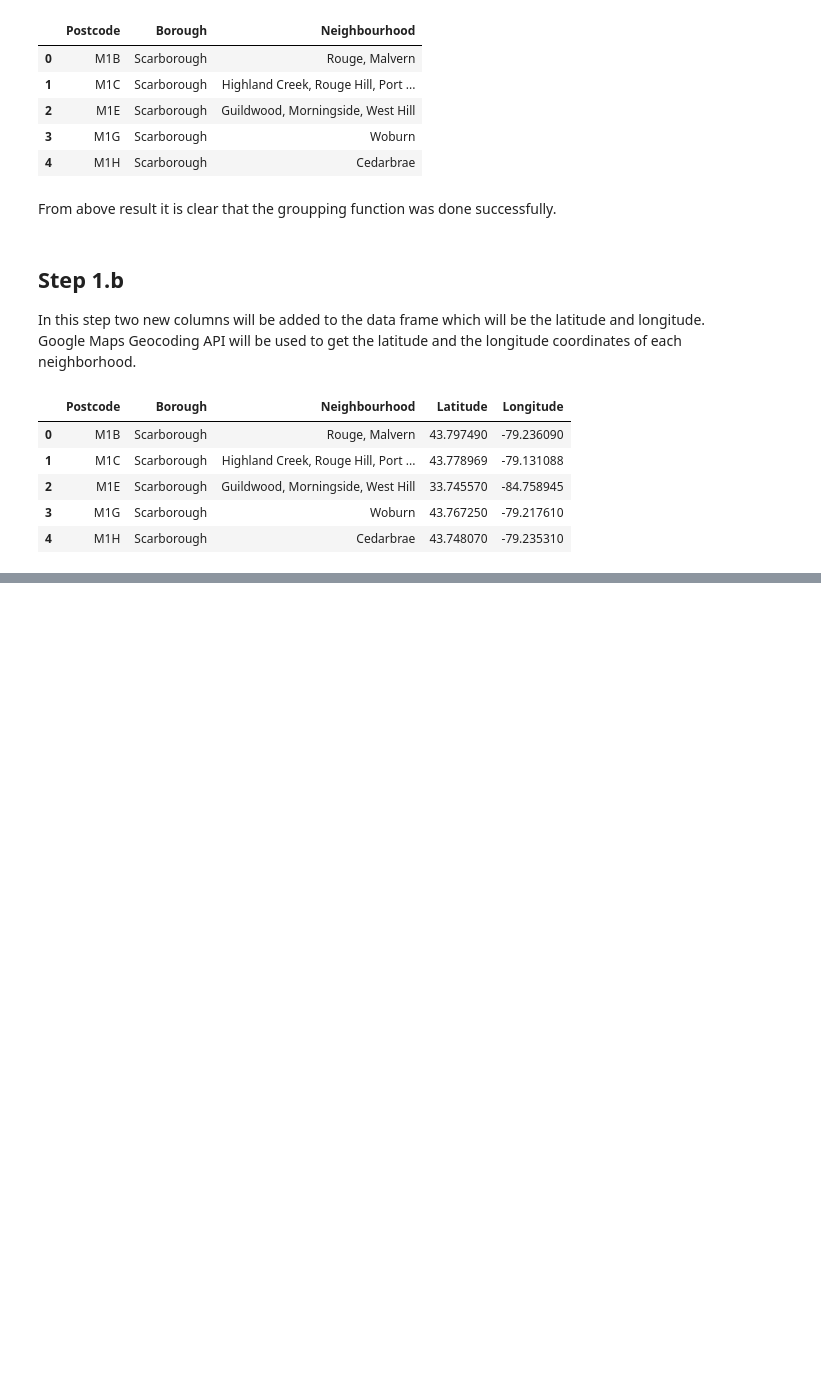
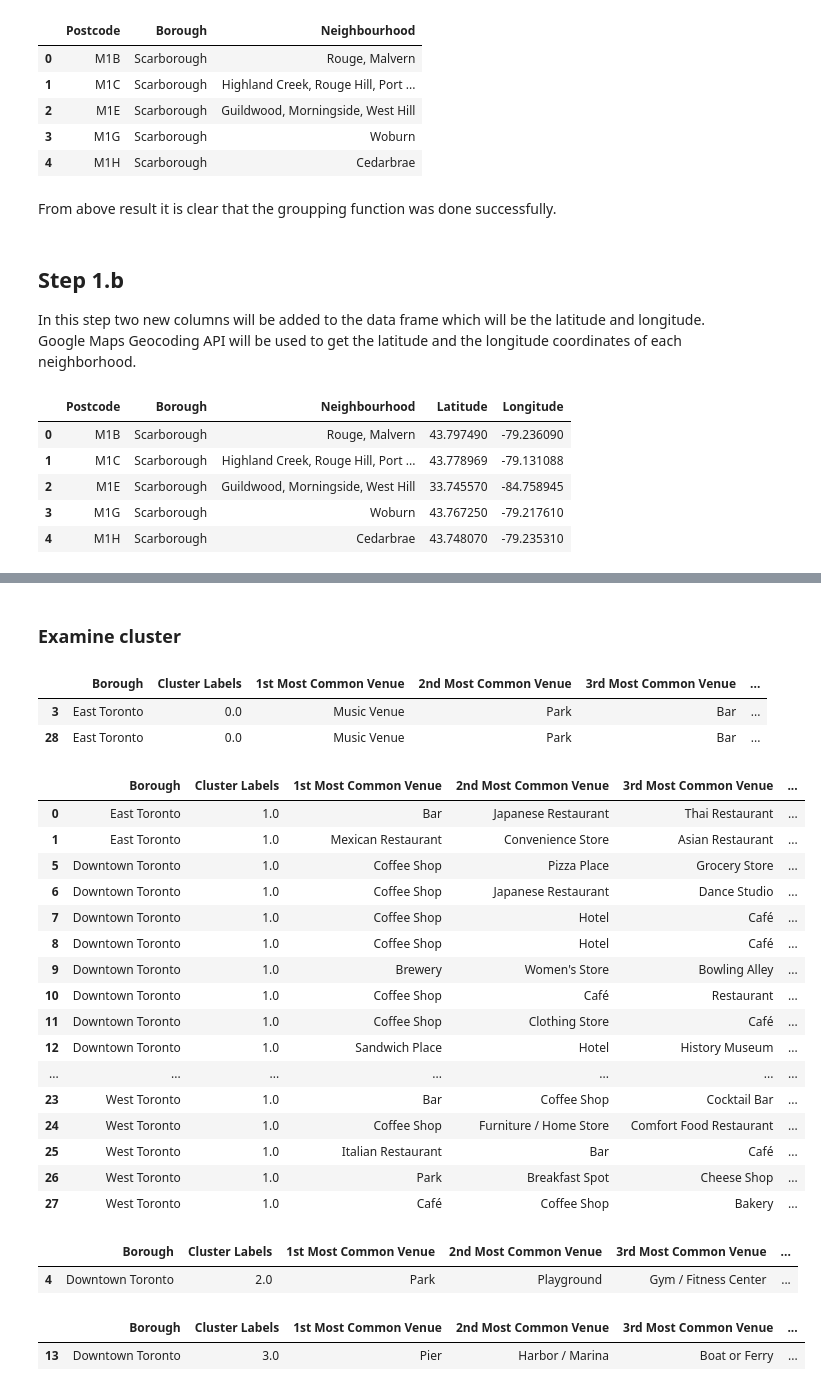
Before and after one commit to Sruti-Murali/Coursera_Capstone-1, a Jupyter notebook: Segmenting and Clustering Neighborhoods in Toronto.ipynb, the cells around one changed output, grey strips where cells are left out. Saved outputs shown, nothing was run; the diff lists cells and outputs as text; code cells hidden in the pictures; blank space fills up the shorter version.

```diff
--- a/Segmenting and Clustering Neighborhoods in Toronto.ipynb
+++ b/Segmenting and Clustering Neighborhoods in Toronto.ipynb
@@ -172,0 +377,7 @@ ValueError: Location values cannot contain NaNs.
+# %%
+# First, let's write a function to sort the venues in descending order
+def return_most_common_venues(row, num_top_venues):
+    row_categories = row.iloc[1:]
+    row_categories_sorted = row_categories.sort_values(ascending=False)
+
+    return row_categories_sorted.index.values[0:num_top_venues]
@@ -172,0 +416,11 @@ ValueError: Location values cannot contain NaNs.
+# %%
+# set number of clusters
+kclusters = 5
+
+toronto_grouped_clustering = toronto_grouped.drop('Neighborhood', 1)
+
+# run k-means clustering
+kmeans = KMeans(n_clusters=kclusters, random_state=0).fit(toronto_grouped_clustering)
+
+# check cluster labels generated for each row in the dataframe
+kmeans.labels_[0:10]
@@ -172,0 +429,18 @@ ValueError: Location values cannot contain NaNs.
+# %%
+# add clustering labels
+neighborhoods_venues_sorted.insert(0, 'Cluster Labels', kmeans.labels_)
+
+# it is 'Neighbourhood' int the toronto data hence the column name is changed to 'Neighborhood' for the join
+toronto_data = toronto_data.rename(columns = {'Neighbourhood':'Neighborhood'})
+
+toronto_data.head()
+
+toronto_merged = toronto_data
+
+# merge toronto_grouped with toronto_data to add latitude/longitude for each neighborhood
+toronto_merged = toronto_merged.join(neighborhoods_venues_sorted.set_index('Neighborhood'), on='Neighborhood')
+
+# drop the column with nan values after join
+toronto_merged.dropna(inplace=True)
+
+toronto_merged.head() # check the last columns!
@@ -172,0 +484,42 @@ ValueError: Location values cannot contain NaNs.
+# %% [markdown]
+### Examine cluster
+# %%
+# print the first cluster
+toronto_merged.loc[toronto_merged['Cluster Labels'] == 0, toronto_merged.columns[[1] + list(range(5, toronto_merged.shape[1]))]]
+# %% [output]
+|  | Borough | Cluster Labels | 1st Most Common Venue | 2nd Most Common Venue | 3rd Most Common Venue | ... |
+| 3 | East Toronto | 0.0 | Music Venue | Park | Bar | ... |
+| 28 | East Toronto | 0.0 | Music Venue | Park | Bar | ... |
+# %%
+# secoond cluster
+toronto_merged.loc[toronto_merged['Cluster Labels'] == 1, toronto_merged.columns[[1] + list(range(5, toronto_merged.shape[1]))]]
+# %% [output]
+|  | Borough | Cluster Labels | 1st Most Common Venue | 2nd Most Common Venue | 3rd Most Common Venue | ... |
+| 0 | East Toronto | 1.0 | Bar | Japanese Restaurant | Thai Restaurant | ... |
+| 1 | East Toronto | 1.0 | Mexican Restaurant | Convenience Store | Asian Restaurant | ... |
+| 5 | Downtown Toronto | 1.0 | Coffee Shop | Pizza Place | Grocery Store | ... |
+| 6 | Downtown Toronto | 1.0 | Coffee Shop | Japanese Restaurant | Dance Studio | ... |
+| 7 | Downtown Toronto | 1.0 | Coffee Shop | Hotel | Café | ... |
+| 8 | Downtown Toronto | 1.0 | Coffee Shop | Hotel | Café | ... |
+| 9 | Downtown Toronto | 1.0 | Brewery | Women's Store | Bowling Alley | ... |
+| 10 | Downtown Toronto | 1.0 | Coffee Shop | Café | Restaurant | ... |
+| 11 | Downtown Toronto | 1.0 | Coffee Shop | Clothing Store | Café | ... |
+| 12 | Downtown Toronto | 1.0 | Sandwich Place | Hotel | History Museum | ... |
+| ... | ... | ... | ... | ... | ... | ... |
+| 23 | West Toronto | 1.0 | Bar | Coffee Shop | Cocktail Bar | ... |
+| 24 | West Toronto | 1.0 | Coffee Shop | Furniture / Home Store | Comfort Food Restaurant | ... |
+| 25 | West Toronto | 1.0 | Italian Restaurant | Bar | Café | ... |
+| 26 | West Toronto | 1.0 | Park | Breakfast Spot | Cheese Shop | ... |
+| 27 | West Toronto | 1.0 | Café | Coffee Shop | Bakery | ... |
+# %%
+# third cluster
+toronto_merged.loc[toronto_merged['Cluster Labels'] == 2, toronto_merged.columns[[1] + list(range(5, toronto_merged.shape[1]))]]
+# %% [output]
+|  | Borough | Cluster Labels | 1st Most Common Venue | 2nd Most Common Venue | 3rd Most Common Venue | ... |
+| 4 | Downtown Toronto | 2.0 | Park | Playground | Gym / Fitness Center | ... |
+# %%
+# Fourth cluster
+toronto_merged.loc[toronto_merged['Cluster Labels'] == 3, toronto_merged.columns[[1] + list(range(5, toronto_merged.shape[1]))]]
+# %% [output]
+|  | Borough | Cluster Labels | 1st Most Common Venue | 2nd Most Common Venue | 3rd Most Common Venue | ... |
+| 13 | Downtown Toronto | 3.0 | Pier | Harbor / Marina | Boat or Ferry | ... |
```
Also changed, not shown: parts of 29 cells of this notebook.
